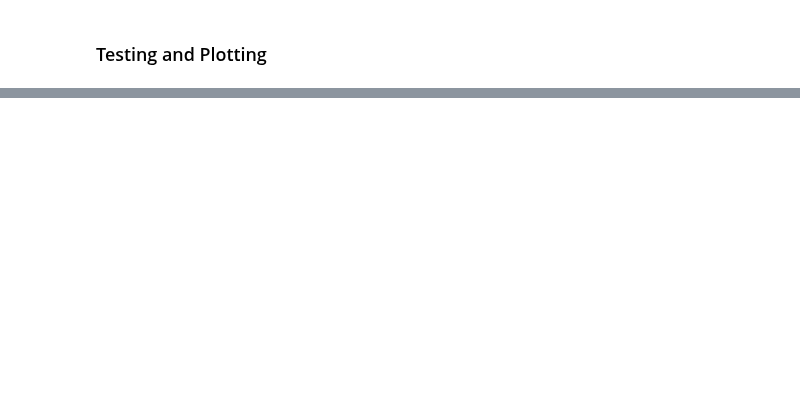
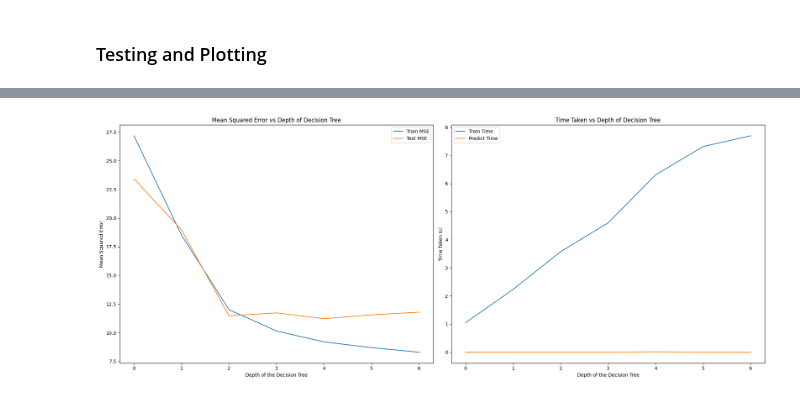
Before and after one commit to Demolus13/Machine-Learning-Models, a Jupyter notebook: Decision Tree & Random Forest/Model.ipynb, the cells around one changed output, grey strips where cells are left out. Cells and saved outputs as stored; diff of their text form; code cells hidden in the pictures; blank space fills up the shorter version.

Commit message:
Refactor decision tree visualization code

```diff
--- a/Decision Tree & Random Forest/Model.ipynb
+++ b/Decision Tree & Random Forest/Model.ipynb
@@ -143,0 +130,14 @@ Size of the dataset:  (150, 5)
+# %%
+# Reading the data
+url = 'https://archive.ics.uci.edu/ml/machine-learning-databases/auto-mpg/auto-mpg.data'
+dataset = pd.read_csv(url, delim_whitespace=True, header=None,names=["mpg", "cylinders", "displacement", "horsepower", "weight", "acceleration", "model year", "origin", "car name"])
+
+# Cleaning the data
+dataset = dataset.drop(columns=["car name", "origin"]).replace('?', np.nan).dropna()
+dataset['horsepower'] = pd.to_numeric(dataset['horsepower'])
+
+# Print the first few records
+print(dataset.head())
+
+# Print the size of the dataset
+print("size of the dataset: ", dataset.shape)
@@ -144,10 +152,10 @@ Size of the dataset:  (150, 5)
 # %%
 # Extract X and Y from dataset
-X = dataset.iloc[:, :-1]
-Y = dataset.iloc[:, -1]
+X = dataset.drop(columns=["mpg"])
+Y = dataset["mpg"]
 
 # Normalize the dataset
-X = pd.DataFrame(preprocessing.normalize(X), columns=X.columns)
+# X = pd.DataFrame(preprocessing.normalize(X, axis=0), columns=X.columns)
 X_train, X_test, Y_train, Y_test = train_test_split(X, Y, train_size=0.8, random_state=42)
 
 # Print the first few records
@@ -295,6 +299,6 @@ class DecisionTree():
 # %%
 # Defining the model for Decision Tree
-model = DecisionTree(min_samples=2, max_depth=2)
+model = DecisionTree(min_samples=10, max_depth=3)
 # %%
 # Training the model
 model.fit(X_train, Y_train)
@@ -316,0 +398,18 @@ Test MSE: 0.15884353741496596
+# %%
+# Plotting the metrics
+fig, axs = plt.subplots(1, 2, figsize=(20, 8))
+
+Metrics.iloc[:, :2].plot(ax=axs[0])
+axs[0].set_xlabel('Depth of the Decision Tree')
+axs[0].set_ylabel('Mean Squared Error')
+axs[0].set_title('Mean Squared Error vs Depth of Decision Tree')
+
+Metrics.iloc[:, 2:].plot(ax=axs[1])
+axs[1].set_xlabel('Depth of the Decision Tree')
+axs[1].set_ylabel('Time Taken (s)')
+axs[1].set_title('Time Taken vs Depth of Decision Tree')
+
+plt.tight_layout()
+plt.show()
+# %% [output]
+[figure, added]
```
Also changed, not shown: parts of 10 cells of this notebook, 8 other files.
